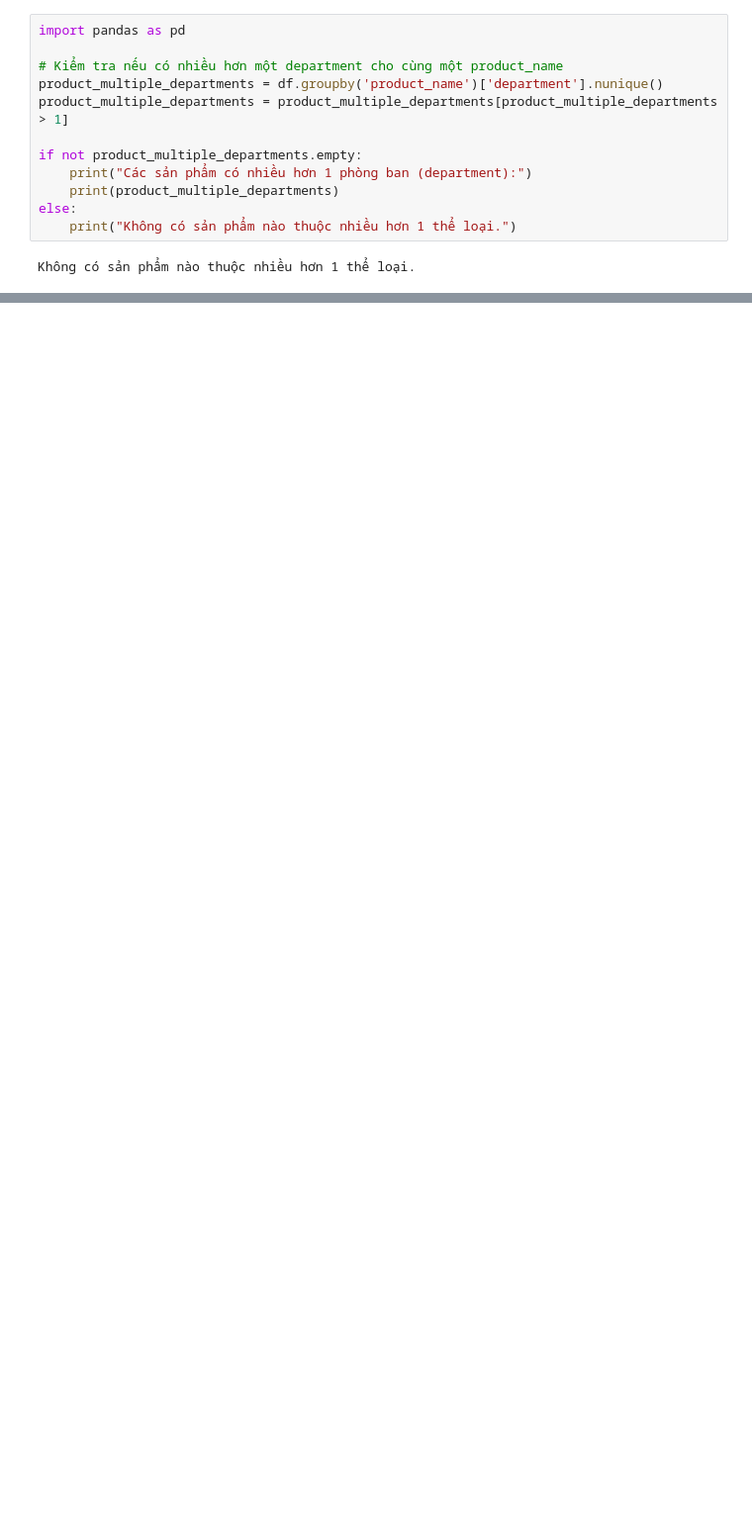
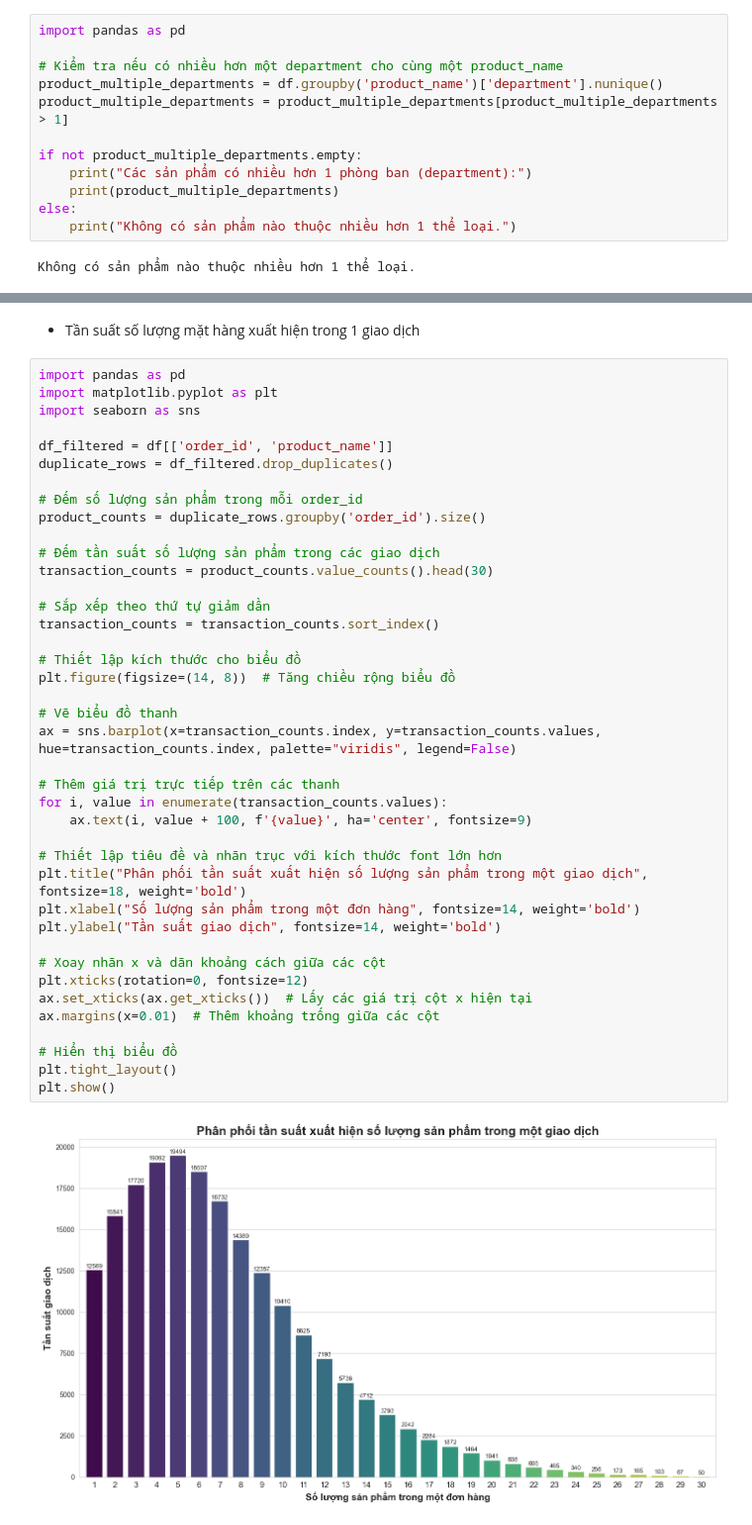
Before and after one commit to honganhss/pythonProject, a Jupyter notebook: Again.ipynb, the cells around one changed output, grey strips where cells are left out. Shown at 99% size. Cells and saved outputs as stored; diff of their text form; blank space fills up the shorter version.

```diff
--- a/Again.ipynb
+++ b/Again.ipynb
@@ -292,0 +305,44 @@ FileNotFoundError: [Errno 2] No such file or directory: 'D:\\KPDL\\pythonProject
+# %% [markdown]
+* Tần suất số lượng mặt hàng xuất hiện trong 1 giao dịch
+# %%
+import pandas as pd
+import matplotlib.pyplot as plt
+import seaborn as sns
+
+df_filtered = df[['order_id', 'product_name']]
+duplicate_rows = df_filtered.drop_duplicates()
+
+# Đếm số lượng sản phẩm trong mỗi order_id
+product_counts = duplicate_rows.groupby('order_id').size()
+
+# Đếm tần suất số lượng sản phẩm trong các giao dịch
+transaction_counts = product_counts.value_counts().head(30)
+
+# Sắp xếp theo thứ tự giảm dần
+transaction_counts = transaction_counts.sort_index()
+
+# Thiết lập kích thước cho biểu đồ
+plt.figure(figsize=(14, 8))  # Tăng chiều rộng biểu đồ
+
+# Vẽ biểu đồ thanh
+ax = sns.barplot(x=transaction_counts.index, y=transaction_counts.values, hue=transaction_counts.index, palette="viridis", legend=False)
+
+# Thêm giá trị trực tiếp trên các thanh
+for i, value in enumerate(transaction_counts.values):
+    ax.text(i, value + 100, f'{value}', ha='center', fontsize=9)
+
+# Thiết lập tiêu đề và nhãn trục với kích thước font lớn hơn
+plt.title("Phân phối tần suất xuất hiện số lượng sản phẩm trong một giao dịch", fontsize=18, weight='bold')
+plt.xlabel("Số lượng sản phẩm trong một đơn hàng", fontsize=14, weight='bold')
+plt.ylabel("Tần suất giao dịch", fontsize=14, weight='bold')
+
+# Xoay nhãn x và dãn khoảng cách giữa các cột
+plt.xticks(rotation=0, fontsize=12)
+ax.set_xticks(ax.get_xticks())  # Lấy các giá trị cột x hiện tại
+ax.margins(x=0.01)  # Thêm khoảng trống giữa các cột
+
+# Hiển thị biểu đồ
+plt.tight_layout()
+plt.show()
+# %% [output]
+[figure, added]
```
Also changed, not shown: parts of 49 cells of this notebook.
